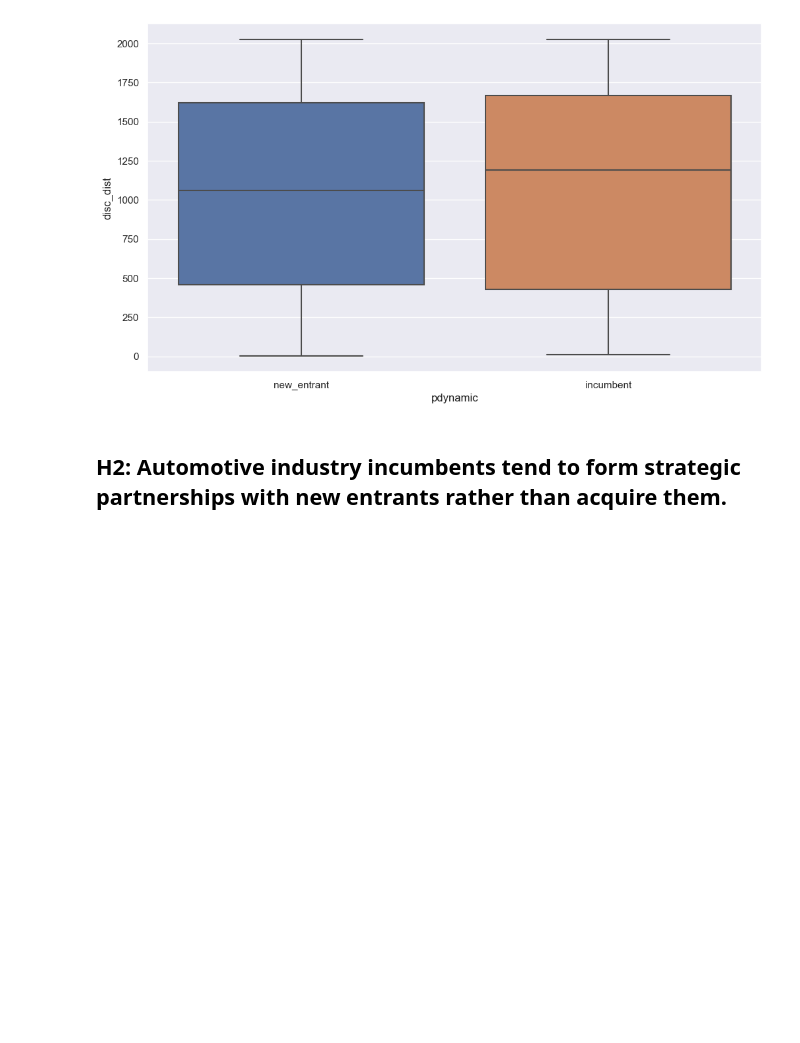
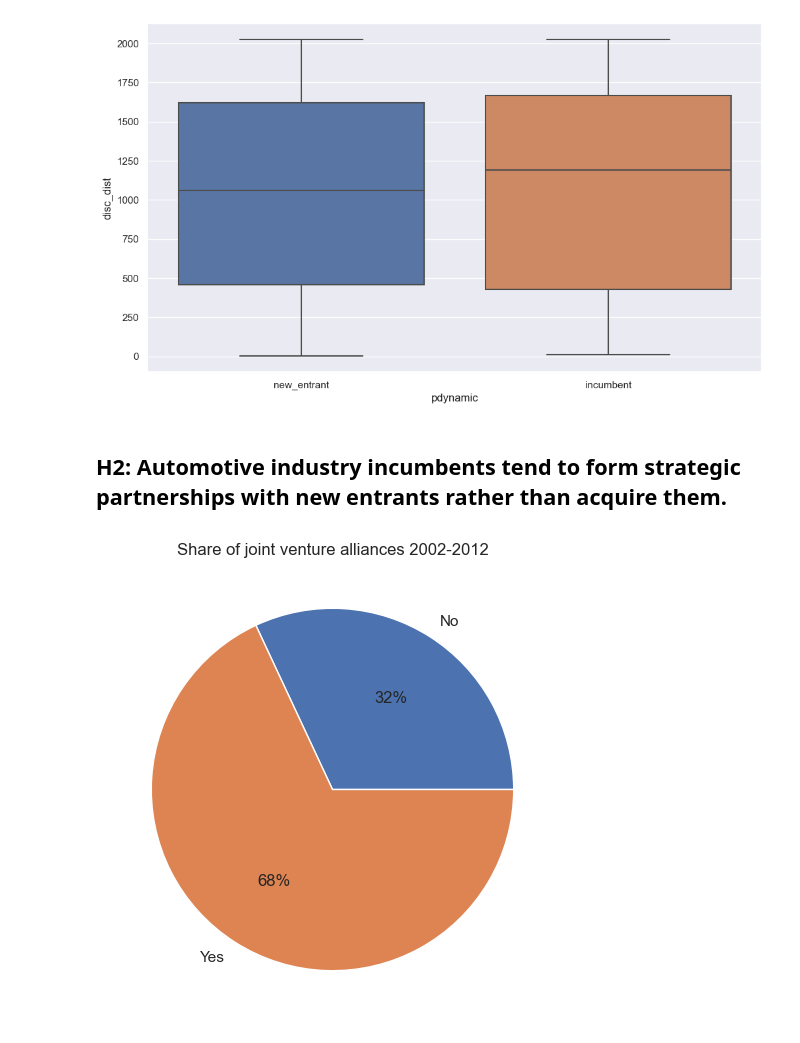
Before and after one commit to bang-a-coder/thesis-analysis, a Jupyter notebook: prepare_and_explore.ipynb, the cells around one changed output. Drawn from its saved outputs; the diff is of its cells as text; code cells hidden in the pictures; blank space fills up the shorter version.

Commit message:
joint ventures over time

```diff
--- a/prepare_and_explore.ipynb
+++ b/prepare_and_explore.ipynb
@@ -165,0 +166,15 @@ prepedDF.to_csv("jvf_data.csv")
+# %%
+#Basic prep
+jvfDF = pd.read_csv("jvf_data.csv")
+jvfDF['da'] = pd.to_datetime(jvfDF['da'])
+jvfDF = jvfDF.set_index('da', drop=True)
+# %%
+jvf_share = jvfDF['jvf'].groupby(jvfDF['jvf']).agg('count')
+
+plt.figure(figsize=(12,6), dpi=100)
+plt.title('Share of joint venture alliances 2002-2012')
+plt.pie(jvf_share, labels=jvf_share.index, autopct='%.0f%%')
+
+plt.show()
+# %% [output]
+[figure, added]
```
Also changed, not shown: parts of 3 cells of this notebook, 1 other file.
